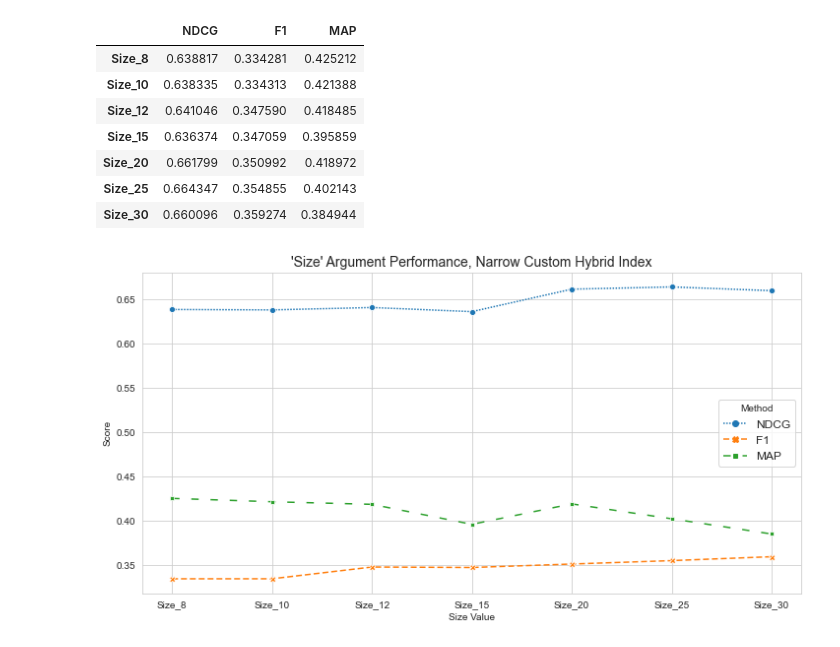
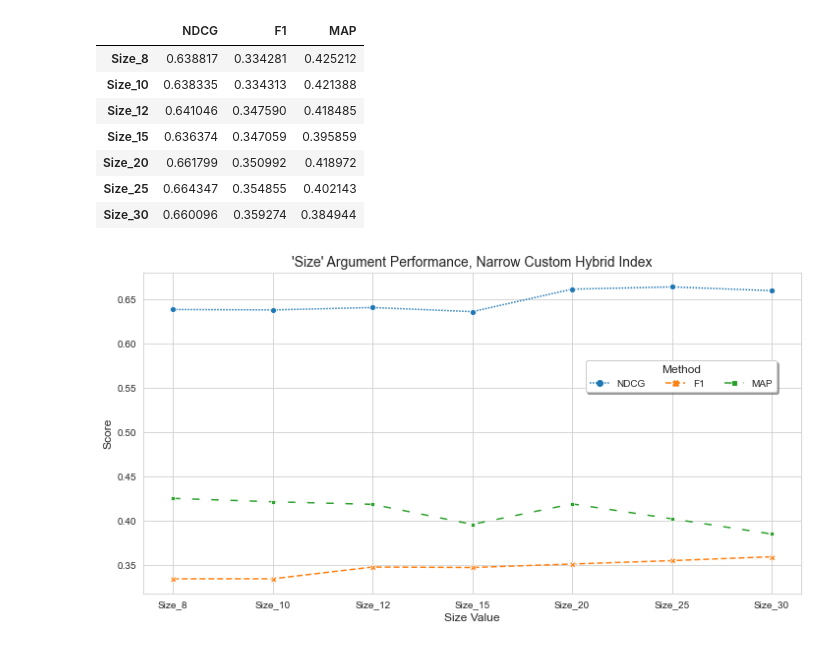
Before and after one commit to milanderson/LMI-Capstone-2020, a Jupyter notebook: 2018/comment_metadata.ipynb, the cells around one changed output. Drawn from its saved outputs; the diff is of its cells as text; code cells hidden in the pictures.

Commit message:
Viz for scoring and size

```diff
--- a/2018/comment_metadata.ipynb
+++ b/2018/comment_metadata.ipynb
@@ -808,9 +808,9 @@ sizes.T
 # %%
 plt.figure(figsize=(12,6))
 sns.lineplot(data=sizes.T, markers=True, dashes=[(1,1),(4,2),(5,8)])
-plt.xlabel('Size Value')
-plt.ylabel('Score')
+plt.xlabel('Size Value', fontsize=12)
+plt.ylabel('Score',fontsize=12)
 plt.title("'Size' Argument Performance, Narrow Custom Hybrid Index", fontsize=14)
-plt.legend(title='Method',fontsize=12);
+plt.legend(title='Method',ncol=3, title_fontsize=12, shadow=True, fancybox=True, bbox_to_anchor= (.97,.74));
 # %% [output]
-[figure, old version]
+[figure, new version]
```
Also changed, not shown: 1 other file.
